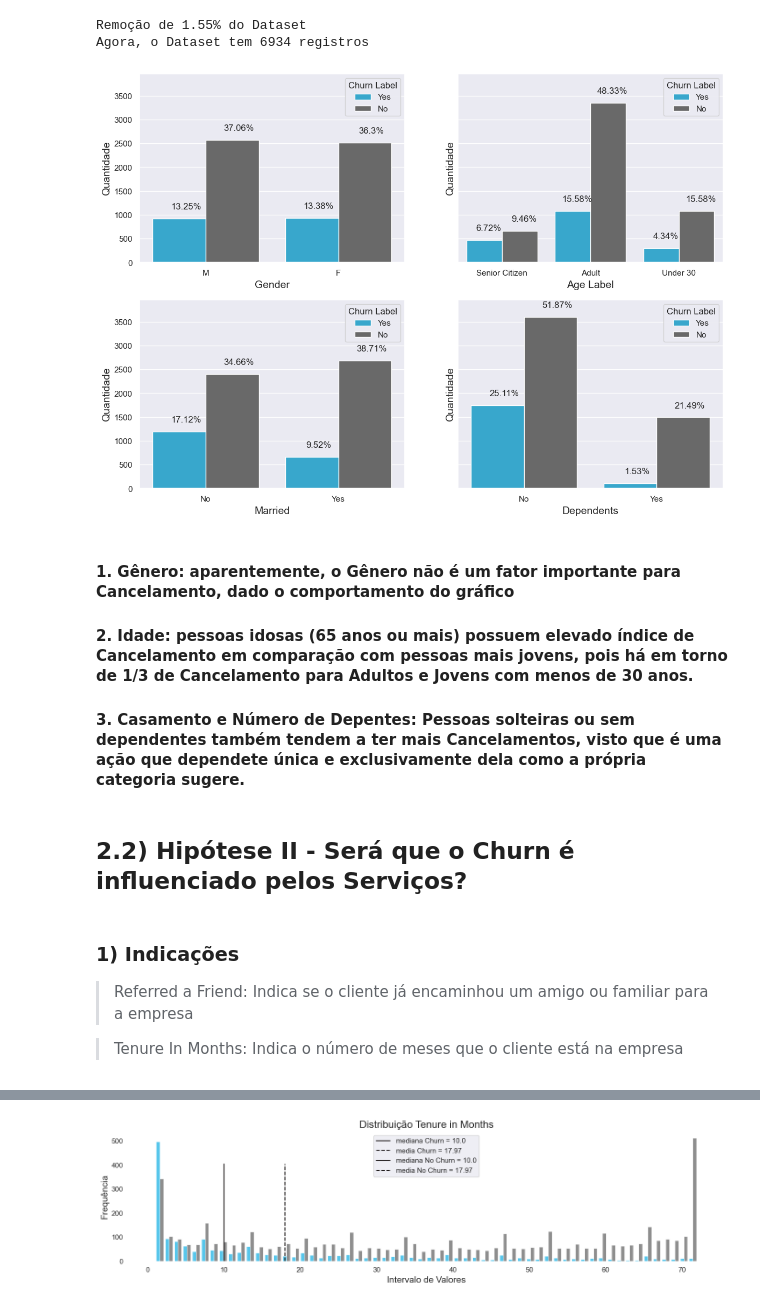
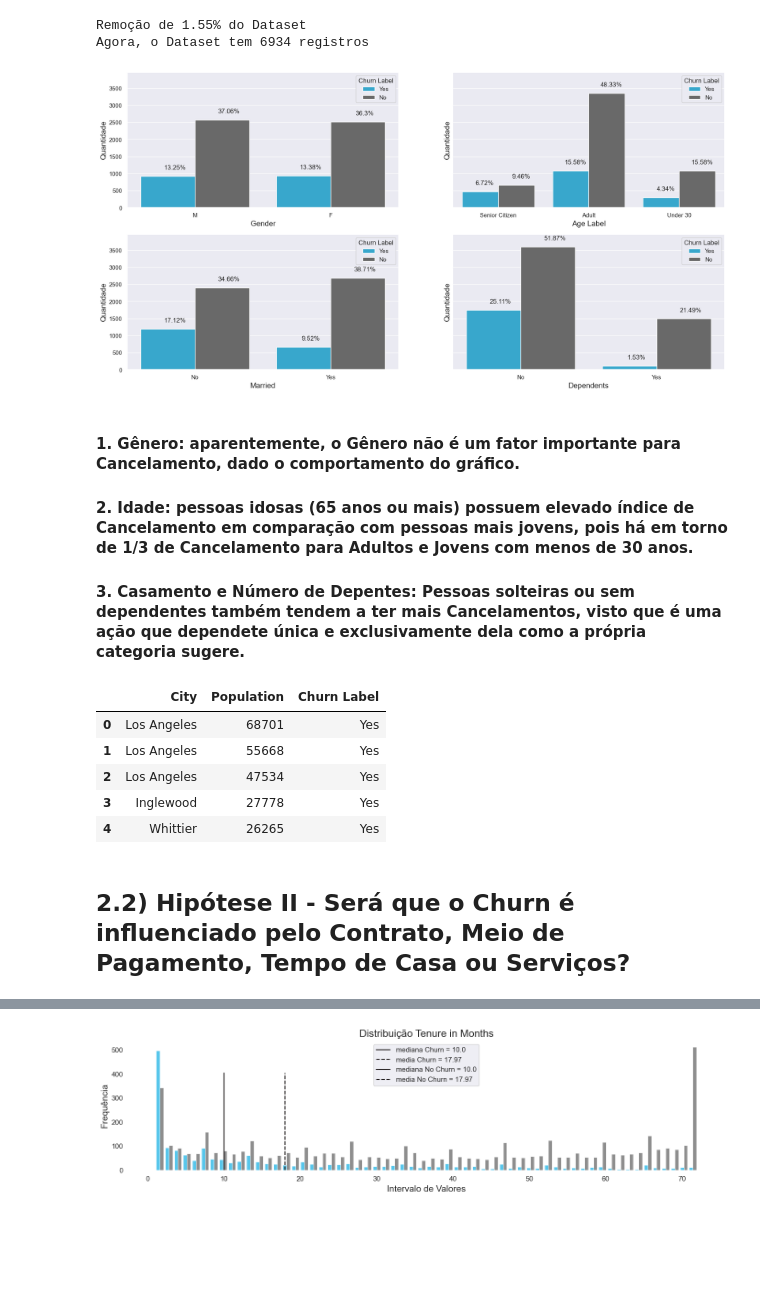
Before and after one commit to leonardovargas10/Modelo_Previsao_Churn, a Jupyter notebook: Modelo_Churn.ipynb, the cells around one changed output, grey strips where cells are left out. Saved outputs shown, nothing was run; the diff lists cells and outputs as text; code cells hidden in the pictures; blank space fills up the shorter version.

```diff
--- a/Modelo_Churn.ipynb
+++ b/Modelo_Churn.ipynb
@@ -113,7 +113,7 @@ def plota_barras(lista_variaveis, hue, dados, linhas, colunas):
             ax.set_ylim(0, max(sizes)*1.1)
             plt.show()
         elif linhas == 1:
-            fig, axis = plt.subplots(linhas, colunas, figsize=(14, 10), sharey=True)
+            fig, axis = plt.subplots(linhas, colunas, figsize=(20, 10), sharey=True)
             k = 0
             for i in np.arange(linhas):
                 for j in np.arange(colunas):
@@ -139,7 +139,7 @@ def plota_barras(lista_variaveis, hue, dados, linhas, colunas):
                     ax.set_ylim(0, max(sizes)*1.1)
                     k = k + 1
         elif colunas == 1:
-            fig, axis = plt.subplots(linhas, colunas, figsize=(14, 10), sharey=True)
+            fig, axis = plt.subplots(linhas, colunas, figsize=(20, 10), sharey=True)
             k = 0
             for i in np.arange(linhas):
                 for j in np.arange(colunas):
@@ -165,7 +165,7 @@ def plota_barras(lista_variaveis, hue, dados, linhas, colunas):
                     ax.set_ylim(0, max(sizes)*1.1)
                     k = k + 1
         else:
-            fig, axis = plt.subplots(linhas, colunas, figsize=(14, 10), sharey=True)
+            fig, axis = plt.subplots(linhas, colunas, figsize=(20, 10), sharey=True)
             k = 0
             for i in np.arange(linhas):
                 for j in np.arange(colunas):
@@ -216,7 +216,7 @@ def plota_barras(lista_variaveis, hue, dados, linhas, colunas):
             plt.show()
 
         elif linhas == 1:
-            fig, axis = plt.subplots(linhas, colunas, figsize=(14, 10), sharey=True)
+            fig, axis = plt.subplots(linhas, colunas, figsize=(20, 10), sharey=True)
             k = 0
             for i in np.arange(linhas):
                 for j in np.arange(colunas):
@@ -242,7 +242,7 @@ def plota_barras(lista_variaveis, hue, dados, linhas, colunas):
                     ax.set_ylim(0, max(sizes)*1.1)
                     k = k + 1
         elif colunas == 1:
-            fig, axis = plt.subplots(linhas, colunas, figsize=(14, 10), sharey=True)
+            fig, axis = plt.subplots(linhas, colunas, figsize=(20, 10), sharey=True)
             k = 0
             for i in np.arange(linhas):
                 for j in np.arange(colunas):
@@ -268,7 +268,7 @@ def plota_barras(lista_variaveis, hue, dados, linhas, colunas):
                     ax.set_ylim(0, max(sizes)*1.1)
                     k = k + 1
         else:
-            fig, axis = plt.subplots(linhas, colunas, figsize=(14, 10), sharey=True)
+            fig, axis = plt.subplots(linhas, colunas, figsize=(20, 10), sharey=True)
             k = 0
             for i in np.arange(linhas):
                 for j in np.arange(colunas):
@@ -555,7 +557,8 @@ status_trusted.head(3)
 # %%
 customer_charact_refined = customer_charact_trusted.copy()
-customer_charact_refined = customer_charact_refined.merge(status_trusted[['Customer ID', 'Churn Label']], on = 'Customer ID', how = 'inner')
+customer_charact_refined = customer_charact_refined.merge(services_trusted.drop(['Count', 'Quarter'], axis = 1), on = 'Customer ID', how = 'inner')
+customer_charact_refined = customer_charact_refined.merge(status_trusted.drop(['Count', 'Quarter'], axis = 1), on = 'Customer ID', how = 'inner')
 
-
-services_refined = services_trusted.copy()
-services_refined = services_refined.merge(status_trusted[['Customer ID', 'Churn Label']], on = 'Customer ID', how = 'inner')
+telco_churn = customer_charact_refined.copy()
+print(telco_churn.shape)
+telco_churn.head(5)
@@ -590,27 +601,35 @@ plota_boxplot('Age', 'Churn Label', customer_charact_refined, 'Age')
 
 #### 2. Por conta da idade avançada, a probabilidade de terceiros tomando as decisões de cancelarem ou não os serviços no nome dos proprietários é alta, portanto, eles podem passar um viés errado sobre o Cancelamento. Dado isso, decidiu-se retirá-los da amostra.
 # %%
-qt_outliers = customer_charact_refined.loc[customer_charact_refined.Age > 100]['Customer ID'].unique().shape[0]
-qt_total = customer_charact_refined['Customer ID'].unique().shape[0]
+qt_outliers = telco_churn.loc[telco_churn.Age > 100]['Customer ID'].unique().shape[0]
+qt_total = telco_churn['Customer ID'].unique().shape[0]
 
-customer_ids_outliers = customer_charact_refined.loc[customer_charact_refined.Age > 100]['Customer ID'].unique()
+telco_churn_outliers = telco_churn.loc[telco_churn.Age > 100]['Customer ID'].unique()
 
 print(f'Remoção de {round((qt_outliers/qt_total)*100, 2)}% do Dataset')
-customer_charact_refined = customer_charact_refined.loc[~customer_charact_refined['Customer ID'].isin(customer_ids_outliers)]
-services_trusted = services_trusted.loc[~services_trusted['Customer ID'].isin(customer_ids_outliers)]
+telco_churn = telco_churn.loc[~telco_churn['Customer ID'].isin(telco_churn_outliers)]
 
-qt_total = customer_charact_refined['Customer ID'].unique().shape[0]
+qt_total = telco_churn['Customer ID'].unique().shape[0]
 print(f'Agora, o Dataset tem {qt_total} registros')
 # %% [output]
 Remoção de 1.55% do Dataset
 Agora, o Dataset tem 6934 registros
 # %%
-plota_barras(['Gender', 'Age Label', 'Married', 'Dependents'], 'Churn Label', customer_charact_refined, 2, 2)
+plota_barras(['Gender', 'Age Label', 'Married', 'Dependents'], 'Churn Label', telco_churn, 2, 2)
 # %% [output]
-[figure, old version]
+[figure, new version]
 # %% [markdown]
-#### 1. Gênero: aparentemente, o Gênero não é um fator importante para Cancelamento, dado o comportamento do gráfico
+#### 1. Gênero: aparentemente, o Gênero não é um fator importante para Cancelamento, dado o comportamento do gráfico.
 
 #### 2. Idade: pessoas idosas (65 anos ou mais) possuem elevado índice de Cancelamento em comparação com pessoas mais jovens, pois há em torno de 1/3 de Cancelamento para Adultos e Jovens com menos de 30 anos.
 
 #### 3. Casamento e Número de Depentes: Pessoas solteiras ou sem dependentes também tendem a ter mais Cancelamentos, visto que é uma ação que dependete única e exclusivamente dela como a própria categoria sugere.
+# %%
+telco_churn[['City', 'Population', 'Churn Label']].head()
+# %% [output]
+|  | City | Population | Churn Label |
+| 0 | Los Angeles | 68701 | Yes |
+| 1 | Los Angeles | 55668 | Yes |
+| 2 | Los Angeles | 47534 | Yes |
+| 3 | Inglewood | 27778 | Yes |
+| 4 | Whittier | 26265 | Yes |
@@ -617,9 +662,3 @@ plota_barras(['Gender', 'Age Label', 'Married', 'Dependents'], 'Churn Label', cu
 # %% [markdown]
-## 2.2) Hipótese II - Será que o Churn é influenciado pelos Serviços?
+## 2.2) Hipótese II - Será que o Churn é influenciado pelo Contrato, Meio de Pagamento, Tempo de Casa ou Serviços?
-# %% [markdown]
-### 1) Indicações
-
-> Referred a Friend: Indica se o cliente já encaminhou um amigo ou familiar para a empresa
-
-> Tenure In Months: Indica o número de meses que o cliente está na empresa
 # %%
```
Also changed, not shown: parts of 13 cells of this notebook.
